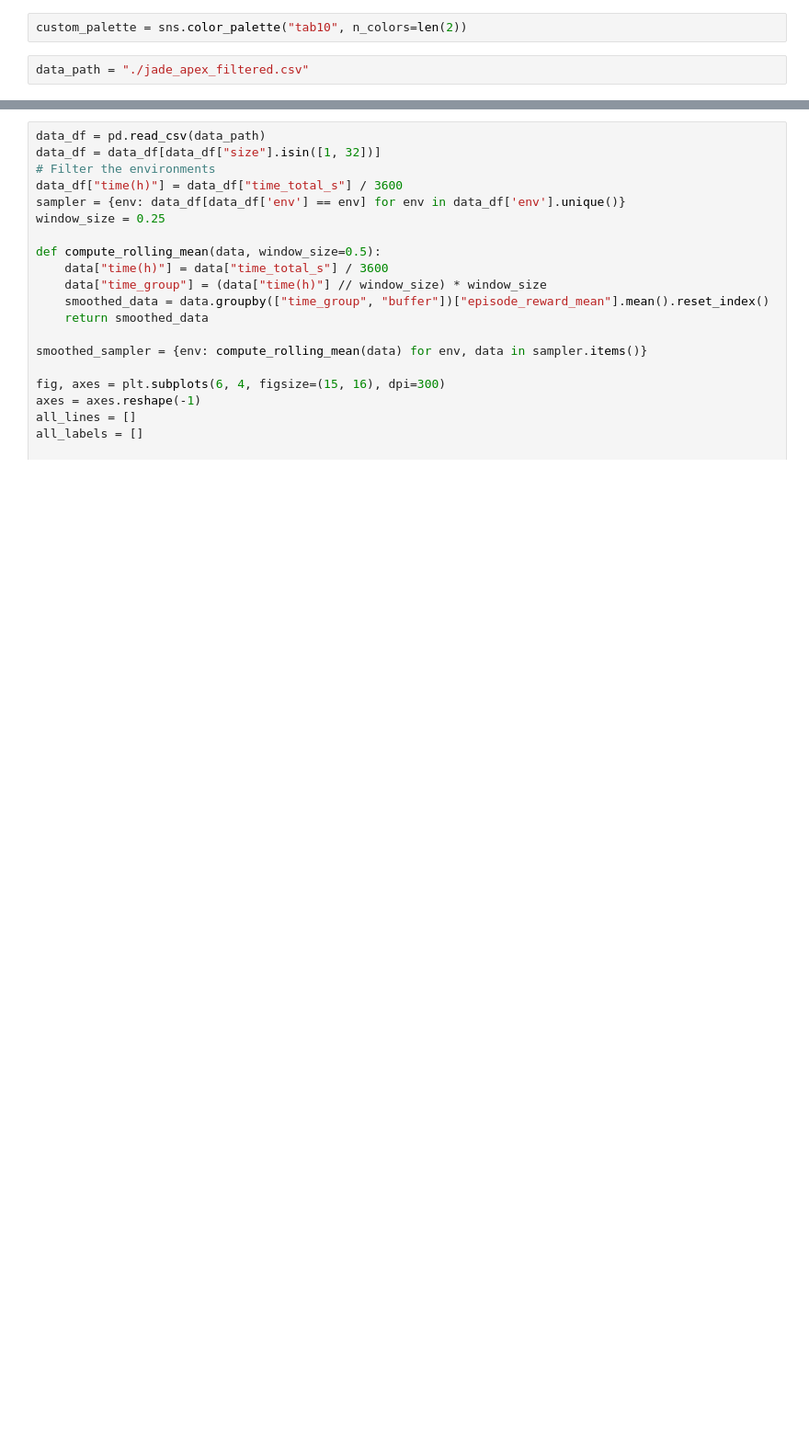
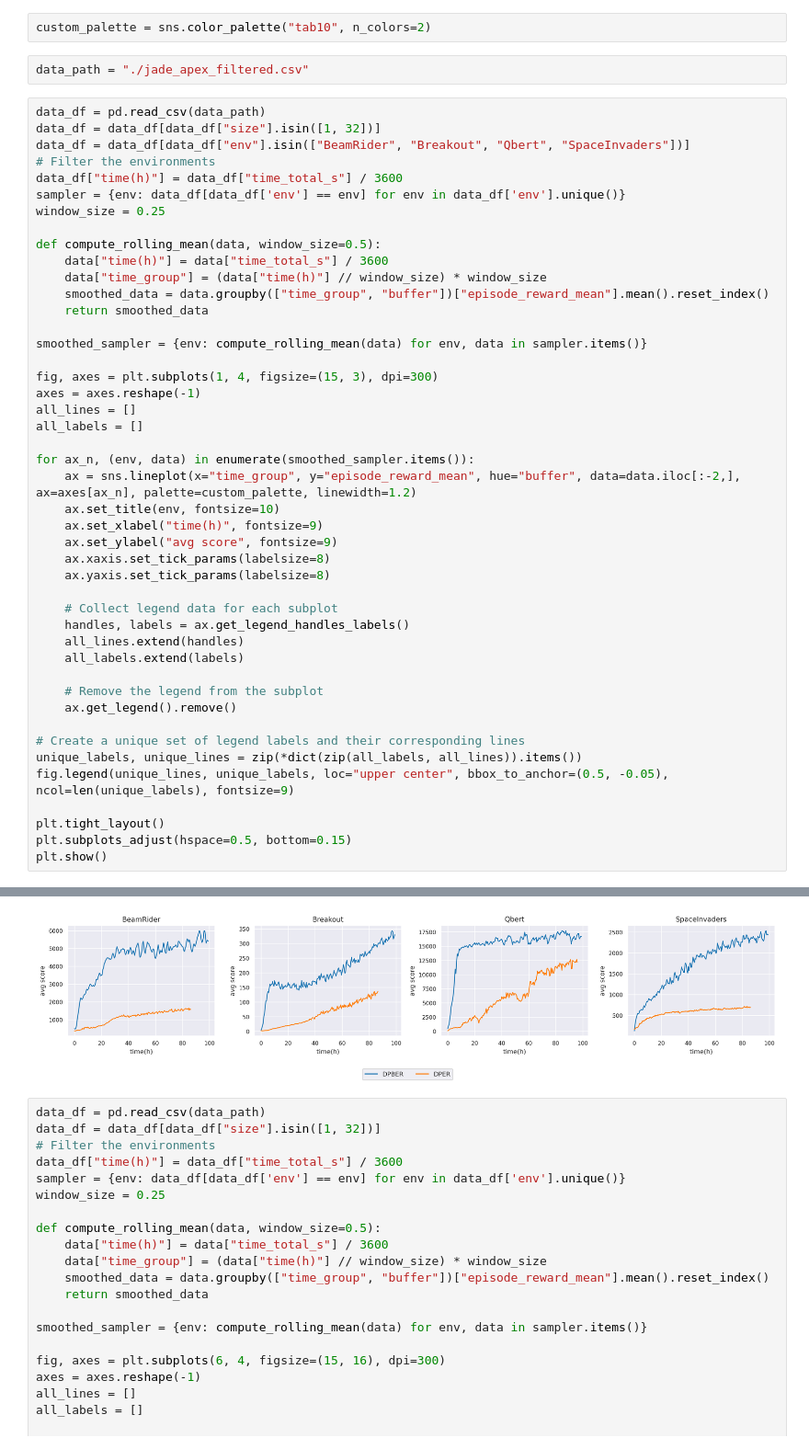
Before and after one commit to seventheli/Block_ExperienceReplay, a Jupyter notebook: JADE_statistics_D.ipynb, the cells around one changed output, grey strips where cells are left out. Shown at 92% size. Saved outputs shown, nothing was run; the diff lists cells and outputs as text; blank space fills up the shorter version.

```diff
--- a/JADE_statistics_D.ipynb
+++ b/JADE_statistics_D.ipynb
@@ -5,6 +5,52 @@ import matplotlib.pyplot as plt
 import pandas as pd
 import seaborn as sns
 # %%
-custom_palette = sns.color_palette("tab10", n_colors=len(2))
+custom_palette = sns.color_palette("tab10", n_colors=2)
 # %%
 data_path = "./jade_apex_filtered.csv"
+# %%
+data_df = pd.read_csv(data_path)
+data_df = data_df[data_df["size"].isin([1, 32])]
+data_df = data_df[data_df["env"].isin(["BeamRider", "Breakout", "Qbert", "SpaceInvaders"])]
+# Filter the environments
+data_df["time(h)"] = data_df["time_total_s"] / 3600
+sampler = {env: data_df[data_df['env'] == env] for env in data_df['env'].unique()}
+window_size = 0.25
+
+def compute_rolling_mean(data, window_size=0.5):
+    data["time(h)"] = data["time_total_s"] / 3600
+    data["time_group"] = (data["time(h)"] // window_size) * window_size
+    smoothed_data = data.groupby(["time_group", "buffer"])["episode_reward_mean"].mean().reset_index()
+    return smoothed_data
+
+smoothed_sampler = {env: compute_rolling_mean(data) for env, data in sampler.items()}
+
+fig, axes = plt.subplots(1, 4, figsize=(15, 3), dpi=300)
+axes = axes.reshape(-1)
+all_lines = []
+all_labels = []
+
+for ax_n, (env, data) in enumerate(smoothed_sampler.items()):
+    ax = sns.lineplot(x="time_group", y="episode_reward_mean", hue="buffer", data=data.iloc[:-2,], ax=axes[ax_n], palette=custom_palette, linewidth=1.2)
+    ax.set_title(env, fontsize=10)
+    ax.set_xlabel("time(h)", fontsize=9)
+    ax.set_ylabel("avg score", fontsize=9)
+    ax.xaxis.set_tick_params(labelsize=8)
+    ax.yaxis.set_tick_params(labelsize=8)
+
+    # Collect legend data for each subplot
+    handles, labels = ax.get_legend_handles_labels()
+    all_lines.extend(handles)
+    all_labels.extend(labels)
+
+    # Remove the legend from the subplot
+    ax.get_legend().remove()
+
+# Create a unique set of legend labels and their corresponding lines
+unique_labels, unique_lines = zip(*dict(zip(all_labels, all_lines)).items())
+fig.legend(unique_lines, unique_labels, loc="upper center", bbox_to_anchor=(0.5, -0.05), ncol=len(unique_labels), fontsize=9)
+
+plt.tight_layout()
+plt.subplots_adjust(hspace=0.5, bottom=0.15)
+plt.show()
+# %% [output]
@@ -11,3 +74,4 @@ data_path = "./jade_apex_filtered.csv"
+[figure, added]
 # %%
 data_df = pd.read_csv(data_path)
 data_df = data_df[data_df["size"].isin([1, 32])]
```
Also changed, not shown: parts of 1 cell of this notebook, 20 other files.
